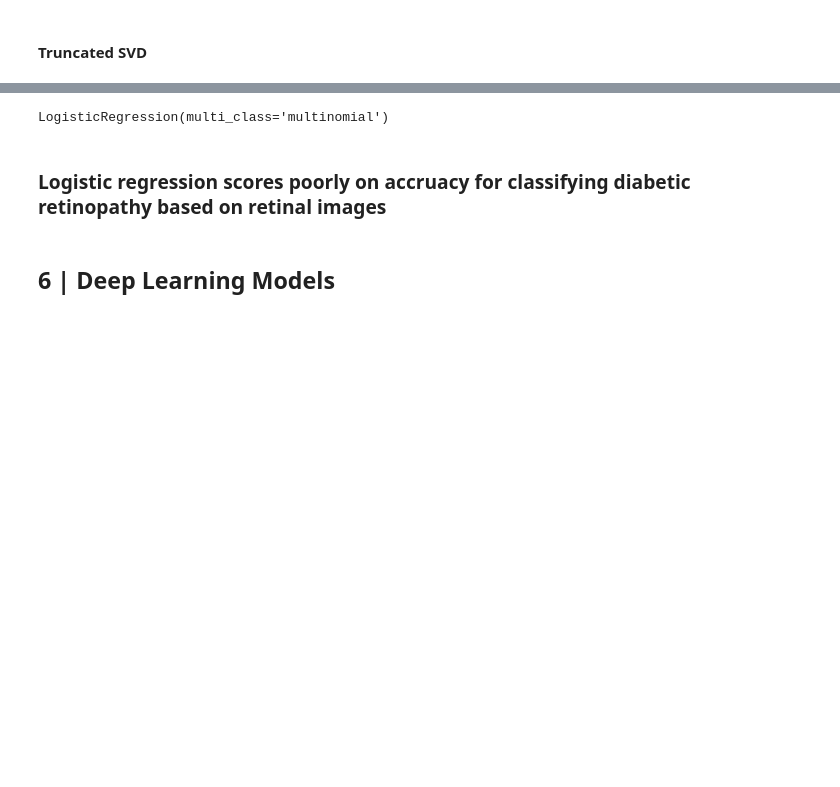
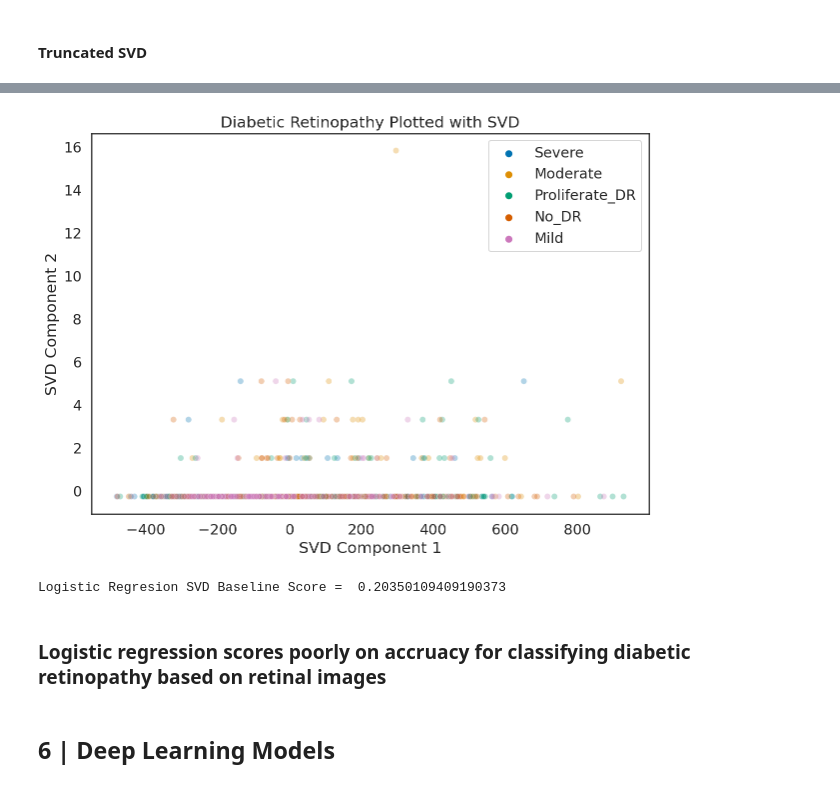
Before and after one commit to slp22/deep-learning-project, a Jupyter notebook: dl_diabetic_retinopathy_model.ipynb, the cells around one changed output, grey strips where cells are left out. Drawn from its saved outputs; the diff is of its cells as text; code cells hidden in the pictures; blank space fills up the shorter version.

```diff
--- a/dl_diabetic_retinopathy_model.ipynb
+++ b/dl_diabetic_retinopathy_model.ipynb
@@ -422,24 +489,26 @@ print('X_test_2d', X_test_2d.shape)
 # %%
 #plot TruncatedSVD
 sns.set(style='white', rc={"figure.figsize":(10, 7)}, font_scale=1.3)
 sns.scatterplot(x=X_train_2d[:, 0],
                 y=X_train[:, 1],
-                hue=y_train_dx
+                hue=y_train_dx,
                 alpha=.3,
                 palette=sns.color_palette("colorblind", 5))
 plt.xlabel("SVD Component 1")
 plt.ylabel("SVD Component 2")
 plt.title("Diabetic Retinopathy Plotted with SVD");
 plt.legend(loc='upper right');
+# %% [output]
+[figure, added]
 # %%
 # logistic regression baseline with SVD
 baseline_lr = LogisticRegression(multi_class = 'multinomial', solver = 'lbfgs')
 baseline_lr.fit(X_train_2d, y_train_dx)
 
-score = baseline_lr.score(X_test_2d, y_train_dx)
+score = baseline_lr.score(X_test_2d, y_test_dx)
 print('Logistic Regresion SVD Baseline Score = ', score)
 # %% [output]
-LogisticRegression(multi_class='multinomial')
+Logistic Regresion SVD Baseline Score =  0.20350109409190373
 # %% [markdown]
 ### **Logistic regression scores poorly on accruacy for classifying diabetic retinopathy based on retinal images**
 # %% [markdown]
```
Also changed, not shown: parts of 50 cells of this notebook.
